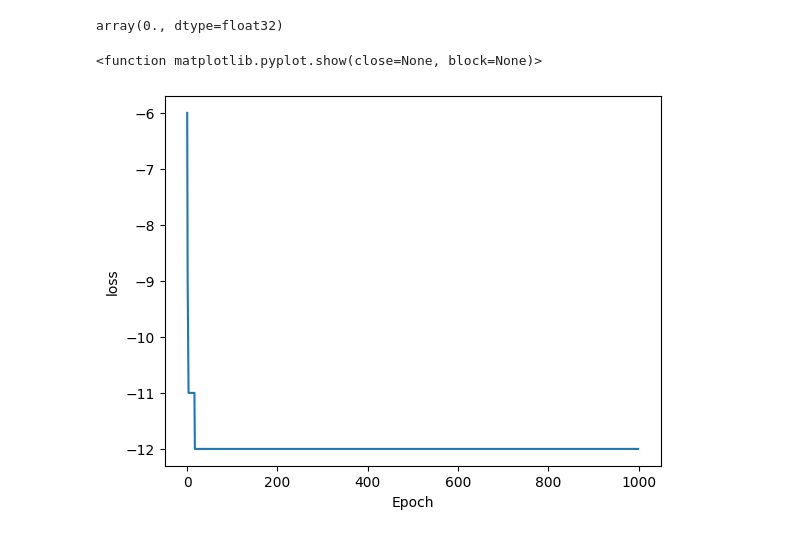
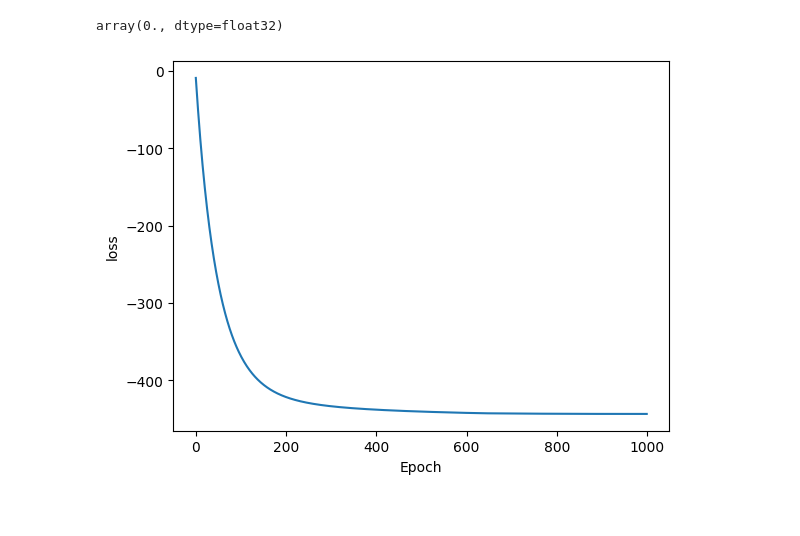
Before and after one commit to gitbhusalhubpramish/wine-quality-svm-kernel, a Jupyter notebook: notebookdbac78a3d6.ipynb, the cells around one changed output. Saved outputs shown, nothing was run; the diff lists cells and outputs as text; code cells hidden in the pictures.

```diff
--- a/notebookdbac78a3d6.ipynb
+++ b/notebookdbac78a3d6.ipynb
@@ -123,10 +123,10 @@ loss(xtrain,ytrain)
 # %% [output]
 array(0., dtype=float32)
 # %%
-def train(lr=0.01):
+def train(x,y,lr=0.01):
     global a
-    X = cp.asarray(xtrain.to_numpy(), dtype=cp.float32)
-    Y = cp.asarray(ytrain.to_numpy(), dtype=cp.float32)
+    X = cp.asarray(x.to_numpy(), dtype=cp.float32)
+    Y = cp.asarray(y.to_numpy(), dtype=cp.float32)
     A = cp.asarray(a, dtype=cp.float32)
 
     sqnorms = cp.sum(X**2, axis=1)
@@ -138,6 +138,7 @@ def train(lr=0.01):
     greadient=Q@A-1
     # print(greadient)
     A-=greadient*lr
+    A = cp.clip(A,0,5)
     a = A.get()
 # %%
 # for i in range(100):
@@ -146,16 +147,16 @@ def train(lr=0.01):
 #     print(i,loss(xtest,6, ytest), accuracy_score(xtest.apply(lambda x: yp(xtrain, x, ytrain), axis=1), ytest.apply(lambda yi : yt(6,yi))), np.max(np.abs(a-old)))
 # %%
 losses = []
+y6 = pd.Series(np.where(ytrain==6,1,-1), index=ytrain.index)
 for i in range(1000):
-    train()
-    losses.append(int(loss(xtrain,ytrain)))
+    train(xtrain, y6)
+    losses.append(float(loss(xtrain,y6)))
 plt.plot(losses)
 plt.xlabel("Epoch")
 plt.ylabel("loss")
-plt.show
+plt.show()
 # %% [output]
-<function matplotlib.pyplot.show(close=None, block=None)>
-[figure, old version]
+[figure, new version]
 # %%
 a
 # %% [output]
```
Also changed, not shown: parts of 1 cell of this notebook.
